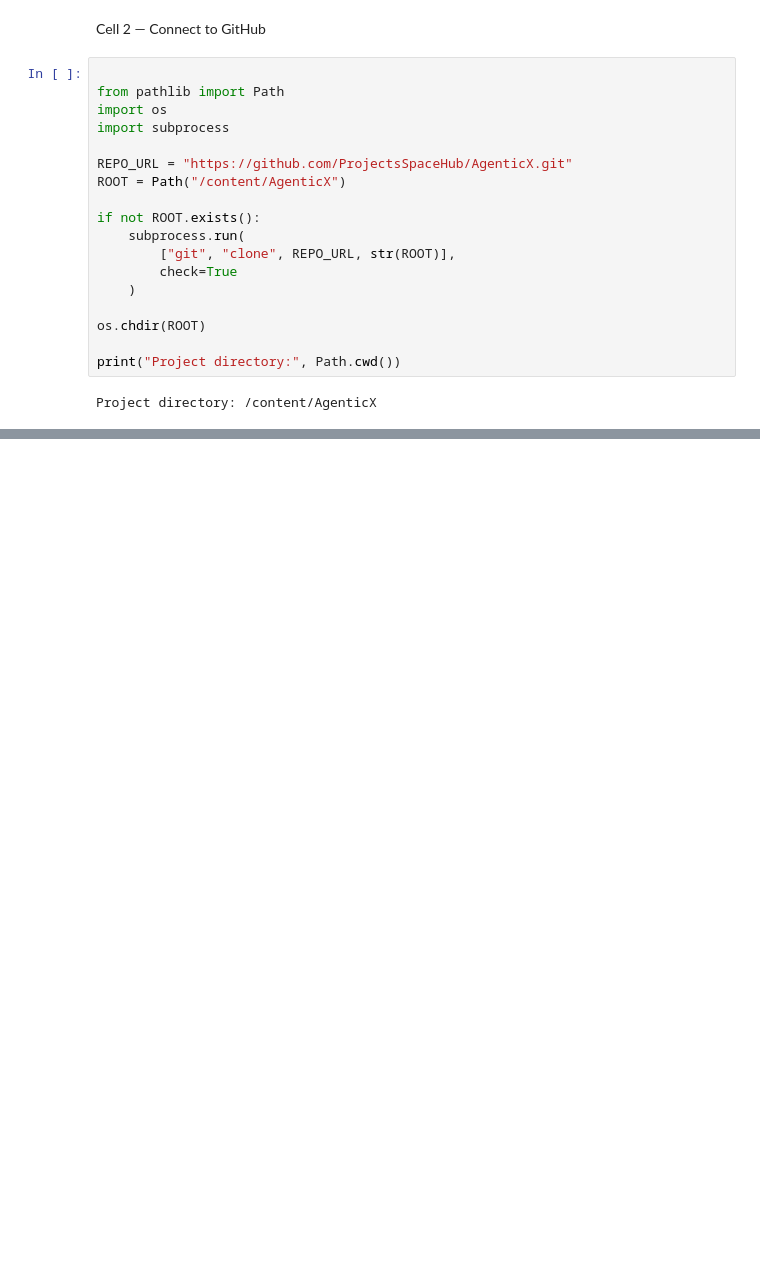
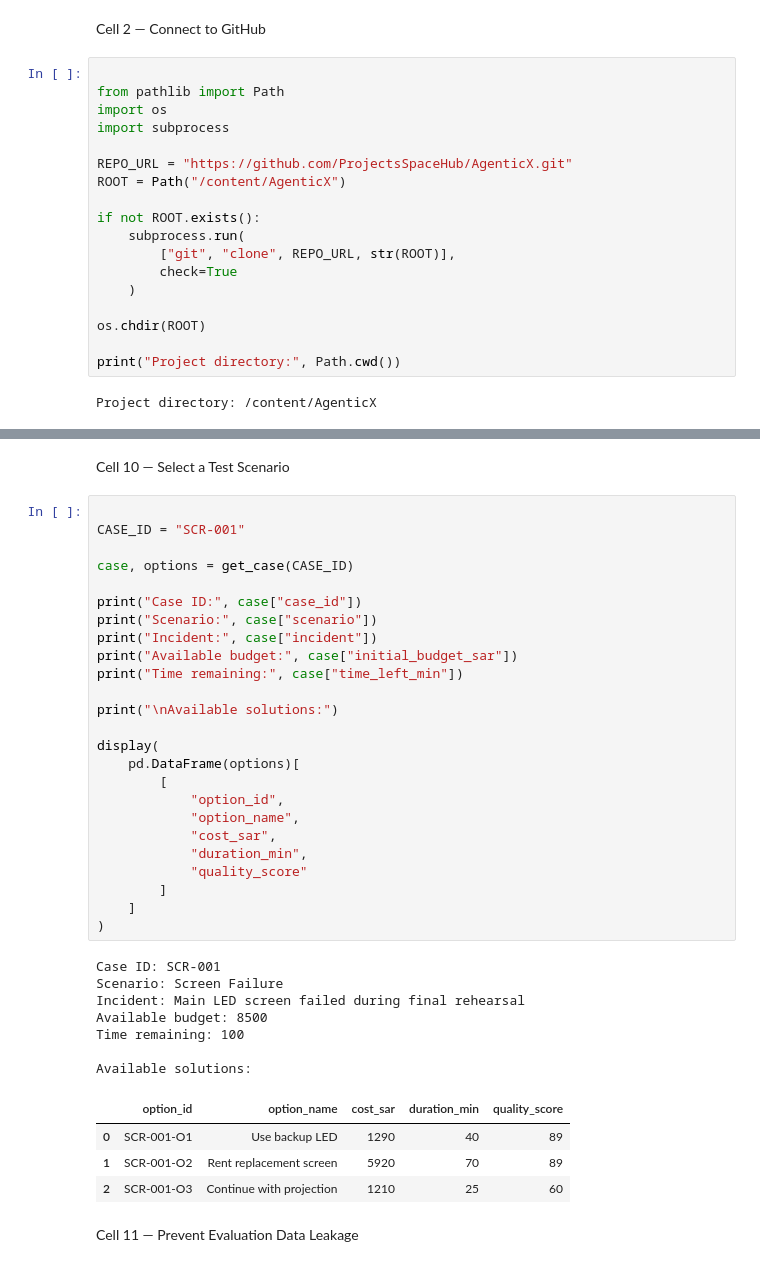
Before and after one commit to RENADBHAI/Agentic-X, a Jupyter notebook: notebooks/01_Environment_Intelligence.ipynb, the cells around one changed output, grey strips where cells are left out. Cells and saved outputs as stored; diff of their text form; blank space fills up the shorter version.

```diff
--- a/notebooks/01_Environment_Intelligence.ipynb
+++ b/notebooks/01_Environment_Intelligence.ipynb
@@ -69,0 +253,41 @@ print('Creative evaluations produced by a live LLM.')
+# %% [markdown]
+Cell 10 — Select a Test Scenario
+# %%
+
+CASE_ID = "SCR-001"
+
+case, options = get_case(CASE_ID)
+
+print("Case ID:", case["case_id"])
+print("Scenario:", case["scenario"])
+print("Incident:", case["incident"])
+print("Available budget:", case["initial_budget_sar"])
+print("Time remaining:", case["time_left_min"])
+
+print("\nAvailable solutions:")
+
+display(
+    pd.DataFrame(options)[
+        [
+            "option_id",
+            "option_name",
+            "cost_sar",
+            "duration_min",
+            "quality_score"
+        ]
+    ]
+)
+# %% [output]
+Case ID: SCR-001
+Scenario: Screen Failure
+Incident: Main LED screen failed during final rehearsal
+Available budget: 8500
+Time remaining: 100
+
+Available solutions:
+|  | option_id | option_name | cost_sar | duration_min | quality_score |
+| 0 | SCR-001-O1 | Use backup LED | 1290 | 40 | 89 |
+| 1 | SCR-001-O2 | Rent replacement screen | 5920 | 70 | 89 |
+| 2 | SCR-001-O3 | Continue with projection | 1210 | 25 | 60 |
+# %% [markdown]
+Cell 11 — Prevent Evaluation Data Leakage
```
Also changed, not shown: parts of 21 cells of this notebook.
